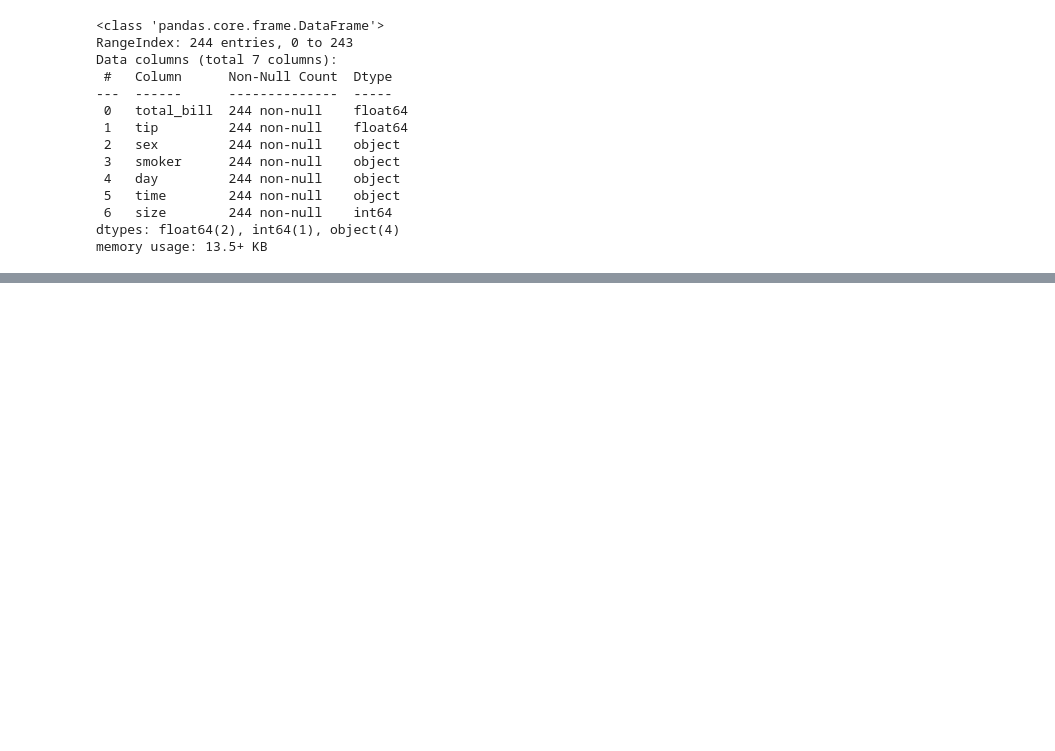
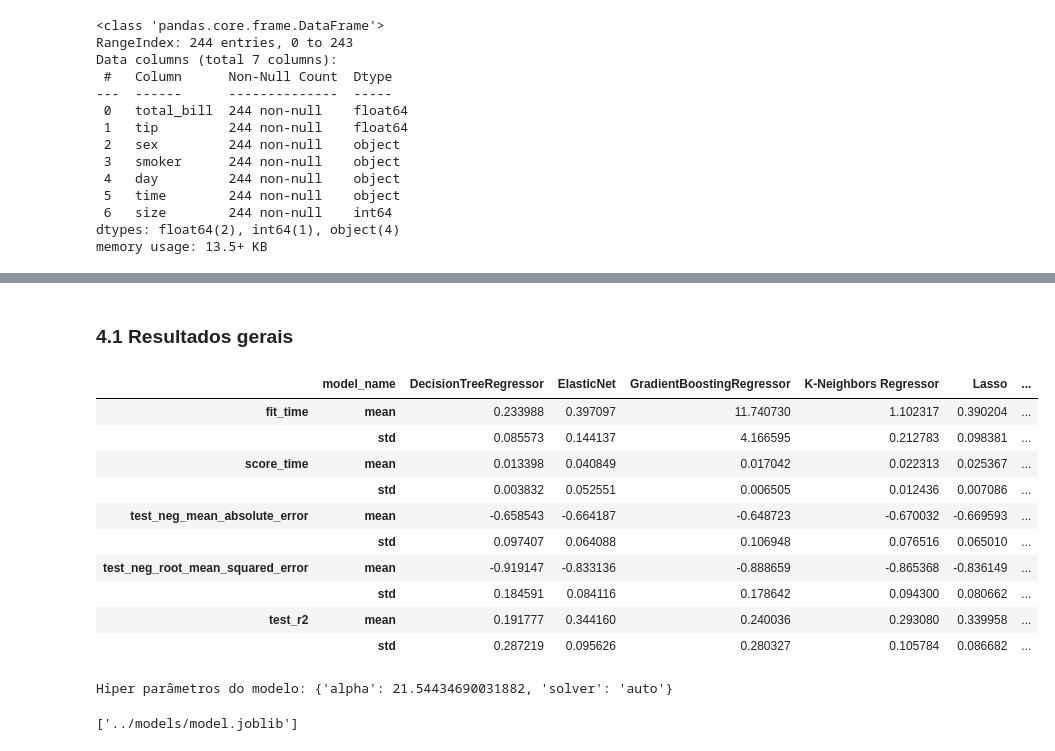
Before and after one commit to PedroJoas/avanti-bootcamp-cdd, a Jupyter notebook: notebooks/02-comparative_analysis.ipynb.ipynb, the cells around one changed output, grey strips where cells are left out. Cells and saved outputs as stored; diff of their text form; code cells hidden in the pictures; blank space fills up the shorter version.

Commit message:
feat: Adiciona comparação e persistência do modelo

```diff
--- a/notebooks/02-comparative_analysis.ipynb.ipynb
+++ b/notebooks/02-comparative_analysis.ipynb.ipynb
@@ -76,5 +102,8 @@ def remove_outliers_iqr(df):
 
 
 tips = remove_outliers_iqr(tips)
+# %%
+X = tips.drop(columns=[target_variable], axis=1)
+y = np.ravel(tips[[target_variable]])
 # %%
 quantitative_preprocess = Pipeline([
@@ -93,0 +129,18 @@ preprocess = ColumnTransformer([
+# %%
+n_splits_comparative_analysis = 10
+n_folds_grid_search = 5
+test_size = 0.2
+random_state = 42
+scoring = 'r2'
+metrics = ['neg_mean_absolute_error', 'neg_root_mean_squared_error', 'r2']
+
+models = [
+    ('LinearRegression', LinearRegression(), {"fit_intercept": [True, False], 'n_jobs': [None, -1]}),
+    ('GradientBoostingRegressor', GradientBoostingRegressor(), {'n_estimators': range(80, 120, 10), 'max_depth': [3, 6, 8]}),
+    ('Support Vector Regressor', SVR(), {'C': np.logspace(-4, 4, 20), 'kernel': ['linear', 'poly', 'sigmoid']}),
+    ('DecisionTreeRegressor', DecisionTreeRegressor(), {'criterion': ['squared_error', 'absolute_error'], 'max_depth': [3, 6, 8]}),
+    ('Ridge', Ridge(), {'alpha': np.logspace(-4, 4, 10),'solver': ['auto', 'svd', 'cholesky', 'lsqr', 'sparse_cg']}),
+    ('Lasso', Lasso(), {'alpha': [0.1, 1, 10, 100], 'selection': ['cyclic', 'random']}),
+    ('ElasticNet', ElasticNet(), {'alpha': [0.1, 1, 10], 'l1_ratio': [0.1, 0.5, 0.9]}),
+    ('K-Neighbors Regressor', KNeighborsRegressor(), {'n_neighbors': [3, 5, 7, 10], 'weights': ['uniform', 'distance'], 'algorithm': ['auto', 'ball_tree', 'kd_tree', 'brute']})
+]
@@ -93,0 +204,55 @@ preprocess = ColumnTransformer([
+# %%
+def highlight_best(s, props=''):
+    if s.name[1] != 'std':
+        if s.name[0].endswith('time'):
+            return np.where(s == np.nanmin(s.values), props, '')
+        return np.where(s == np.nanmax(s.values), props, '')
+
+display(Markdown("### 4.1 Resultados gerais"))
+(
+    results
+    .groupby('model_name')
+    .agg(['mean', 'std']).T
+    .style
+    .apply(highlight_best, props='color:white;background-color:gray;font-weight: bold;', axis=1)
+    .set_table_styles([{'selector': 'td', 'props': 'text-align: center;'}])
+)
+# %% [output]
+### 4.1 Resultados gerais
+|  | model_name | DecisionTreeRegressor | ElasticNet | GradientBoostingRegressor | K-Neighbors Regressor | Lasso | ... |
+| fit_time | mean | 0.233988 | 0.397097 | 11.740730 | 1.102317 | 0.390204 | ... |
+|  | std | 0.085573 | 0.144137 | 4.166595 | 0.212783 | 0.098381 | ... |
+| score_time | mean | 0.013398 | 0.040849 | 0.017042 | 0.022313 | 0.025367 | ... |
+|  | std | 0.003832 | 0.052551 | 0.006505 | 0.012436 | 0.007086 | ... |
+| test_neg_mean_absolute_error | mean | -0.658543 | -0.664187 | -0.648723 | -0.670032 | -0.669593 | ... |
+|  | std | 0.097407 | 0.064088 | 0.106948 | 0.076516 | 0.065010 | ... |
+| test_neg_root_mean_squared_error | mean | -0.919147 | -0.833136 | -0.888659 | -0.865368 | -0.836149 | ... |
+|  | std | 0.184591 | 0.084116 | 0.178642 | 0.094300 | 0.080662 | ... |
+| test_r2 | mean | 0.191777 | 0.344160 | 0.240036 | 0.293080 | 0.339958 | ... |
+|  | std | 0.287219 | 0.095626 | 0.280327 | 0.105784 | 0.086682 | ... |
+# %%
+model_name, model_object, model_parameters  = [foo for foo in models if foo[0] == "Ridge"][0]
+
+
+model_grid_search = GridSearchCV(
+        estimator=model_object,
+        param_grid=model_parameters,
+        scoring=scoring,
+        n_jobs=-1,
+        cv=cross_validate_grid_search
+    )
+
+approach = Pipeline([
+    ("preprocessor", preprocessor),
+    ("model", model_grid_search)
+])
+
+approach.fit(X, y) #Seleciona o approach
+
+print(f"Hiper parâmetros do modelo: {approach.steps[1][1].best_params_}")
+# %% [output]
+Hiper parâmetros do modelo: {'alpha': 21.54434690031882, 'solver': 'auto'}
+# %%
+joblib.dump(approach, '../models/model.joblib') # Salva o modelo em disco
+# %% [output]
+['../models/model.joblib']
```
Also changed, not shown: parts of 9 cells of this notebook, 2 other files.
